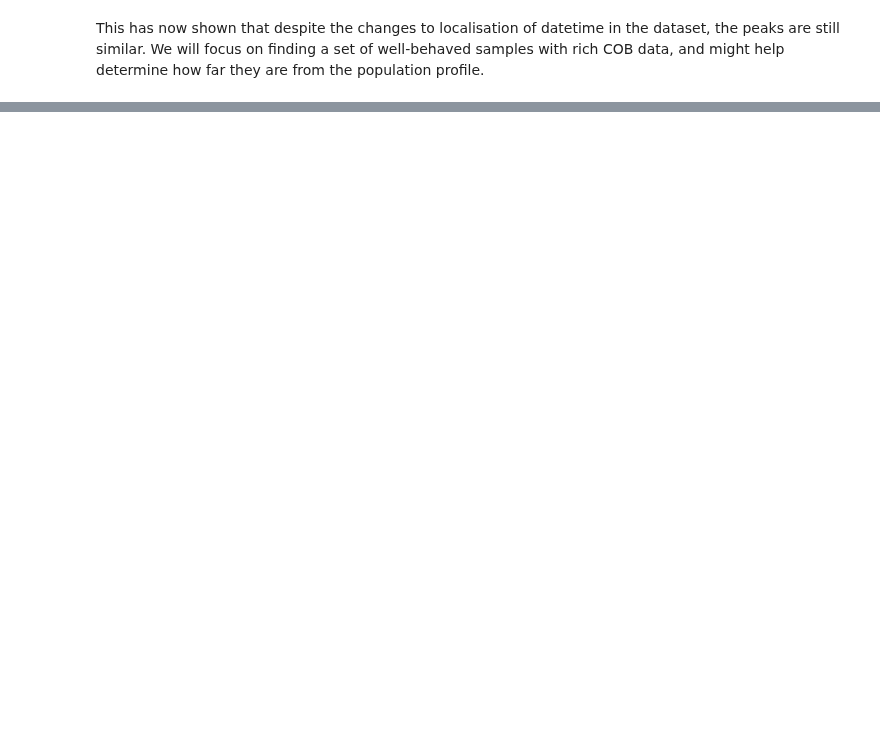
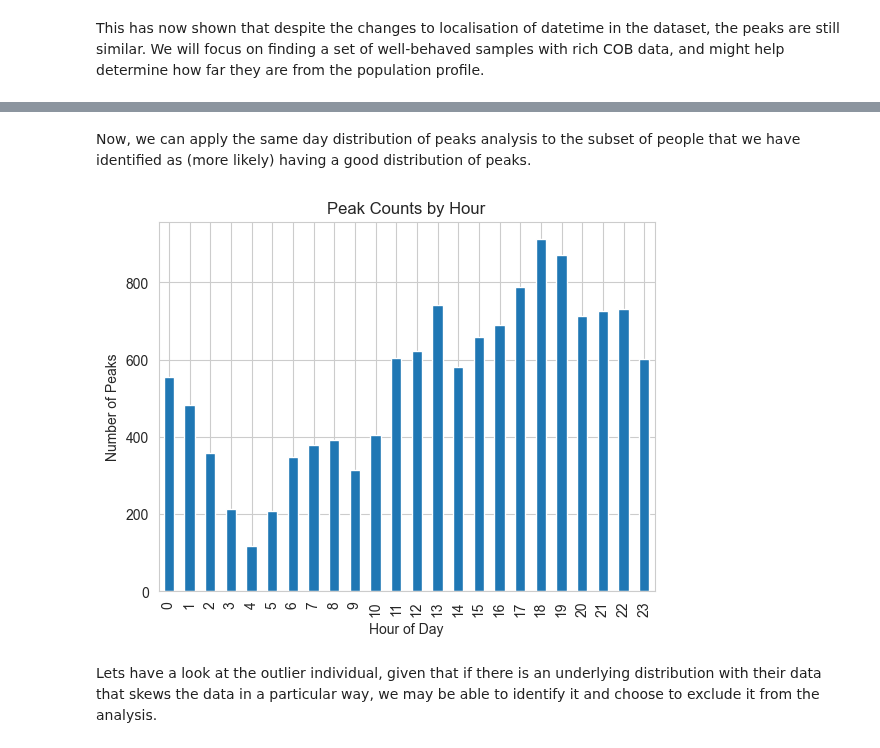
Before and after one commit to rdbrist/masters_project, a Jupyter notebook: notebooks/1.01-rd-implementing-cob-analysis.ipynb, the cells around one changed output, grey strips where cells are left out. Cells and saved outputs as stored; diff of their text form; code cells hidden in the pictures; blank space fills up the shorter version.

```diff
--- a/notebooks/1.01-rd-implementing-cob-analysis.ipynb
+++ b/notebooks/1.01-rd-implementing-cob-analysis.ipynb
@@ -106,0 +96,3 @@ df_stats = cob_new.summarise_missing_for_individual()
+# %%
+feature_cols = ['n','average_peaks','missing_percent','num_days']
+df_summary = hierarchical_clustering(df_stats, feature_cols=feature_cols)
@@ -106,0 +113,3 @@ df_stats = cob_new.summarise_missing_for_individual()
+# %%
+exclude = 17161370
+df_summary_2 = hierarchical_clustering(df_summary.drop(index=[exclude]), feature_cols=feature_cols)
@@ -106,0 +128,18 @@ df_stats = cob_new.summarise_missing_for_individual()
+# %%
+subset = list(df_summary.query('cluster == 1').index)
+subset.append(exclude)
+# %% [markdown]
+Now, we can apply the same day distribution of peaks analysis to the subset of people that we have identified as (more likely) having a good distribution of peaks.
+# %%
+def plot_individual_cob(cob, pid):
+    df = cob.pre_process_batch(ids=pid,
+                          height=15,
+                          distance=5,
+                          suppress=True)
+    plot_cob_by_hour(df)
+
+plot_individual_cob(cob_new, subset)
+# %% [output]
+[figure, added]
+# %% [markdown]
+Lets have a look at the outlier individual, given that if there is an underlying distribution with their data that skews the data in a particular way, we may be able to identify it and choose to exclude it from the analysis.
```
Also changed, not shown: parts of 16 cells of this notebook, 2 other files.
